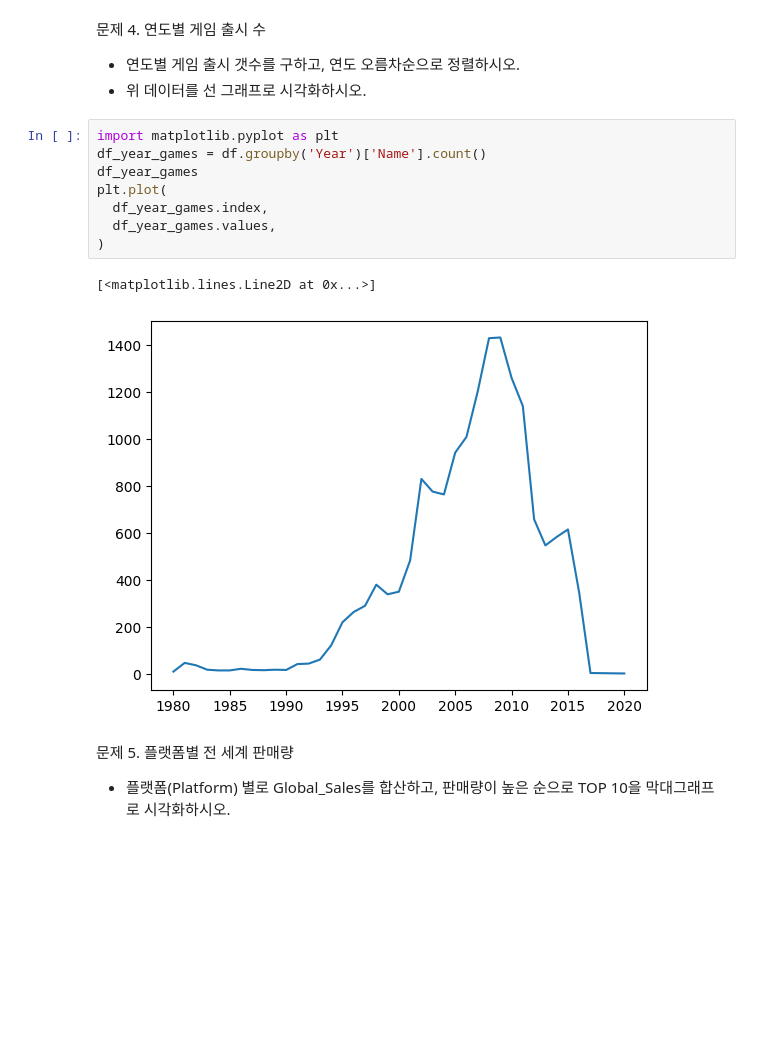
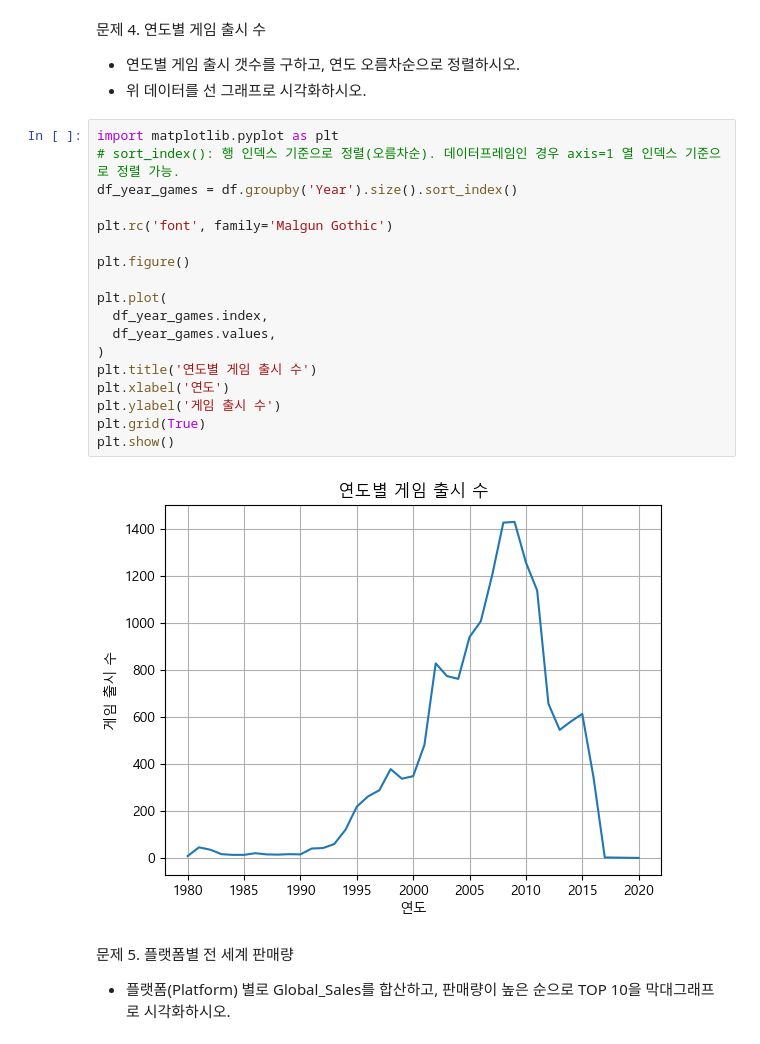
Before and after one commit to hsy3513/DataAnalysisStudy, a Jupyter notebook: practice/kaggle_video_sales/solution.ipynb, the cells around one changed output. Saved outputs shown, nothing was run; the diff lists cells and outputs as text; blank space fills up the shorter version.

```diff
--- a/practice/kaggle_video_sales/solution.ipynb
+++ b/practice/kaggle_video_sales/solution.ipynb
@@ -105,15 +105,24 @@ Genre 종류 수:
 - 위 데이터를 선 그래프로 시각화하시오.
 # %%
 import matplotlib.pyplot as plt
-df_year_games = df.groupby('Year')['Name'].count()
-df_year_games
+# sort_index(): 행 인덱스 기준으로 정렬(오름차순). 데이터프레임인 경우 axis=1 열 인덱스 기준으로 정렬 가능.
+df_year_games = df.groupby('Year').size().sort_index()
+
+plt.rc('font', family='Malgun Gothic')
+
+plt.figure()
+
 plt.plot(
   df_year_games.index,
   df_year_games.values,
 )
+plt.title('연도별 게임 출시 수')
+plt.xlabel('연도')
+plt.ylabel('게임 출시 수')
+plt.grid(True)
+plt.show()
 # %% [output]
-[<matplotlib.lines.Line2D at 0x...>]
-[figure, old version]
+[figure, new version]
 # %% [markdown]
 문제 5. 플랫폼별 전 세계 판매량
 - 플랫폼(Platform) 별로 Global_Sales를 합산하고, 판매량이 높은 순으로 TOP 10을 막대그래프로 시각화하시오.
```
Also changed, not shown: parts of 9 cells of this notebook.
